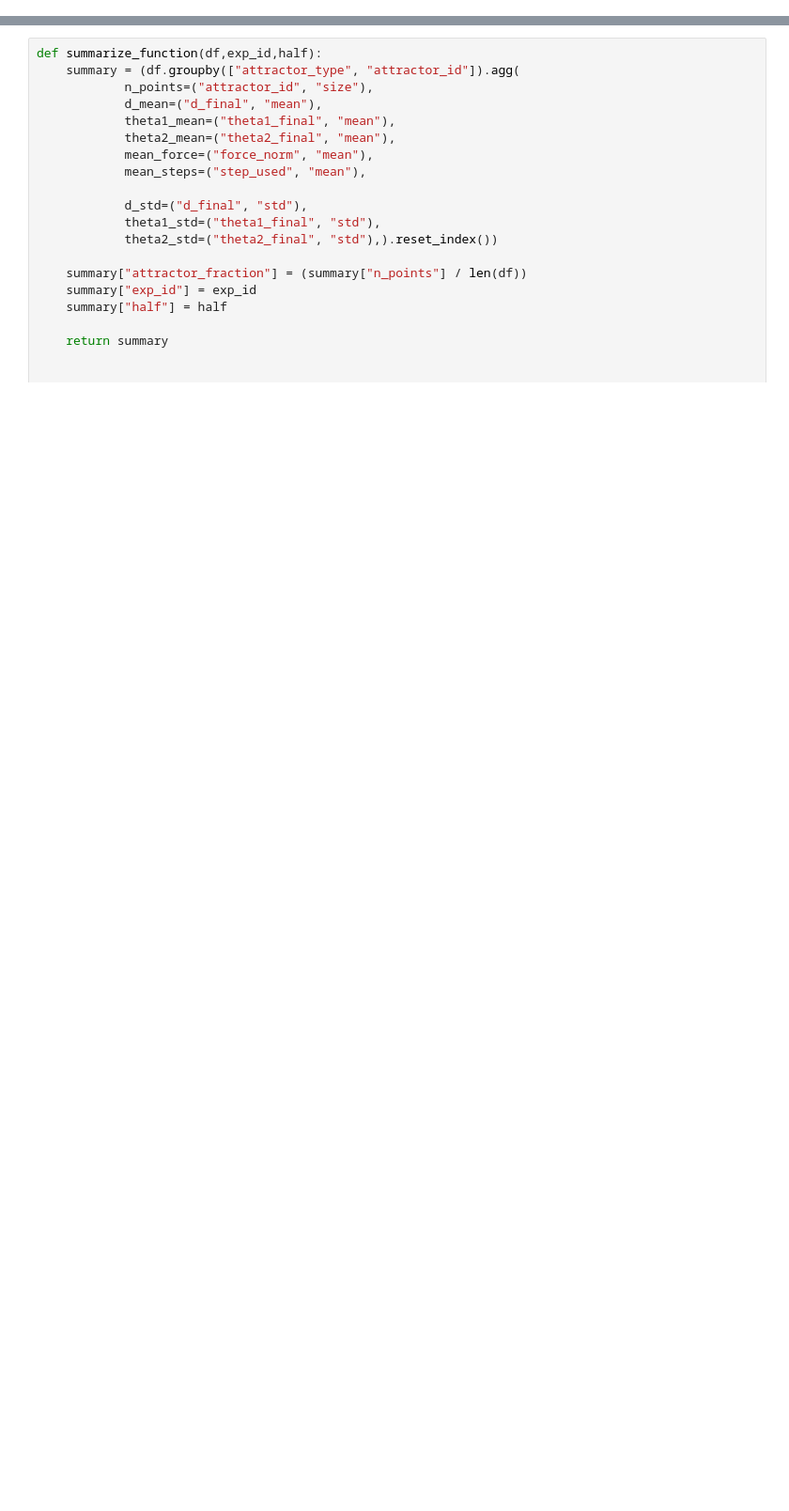
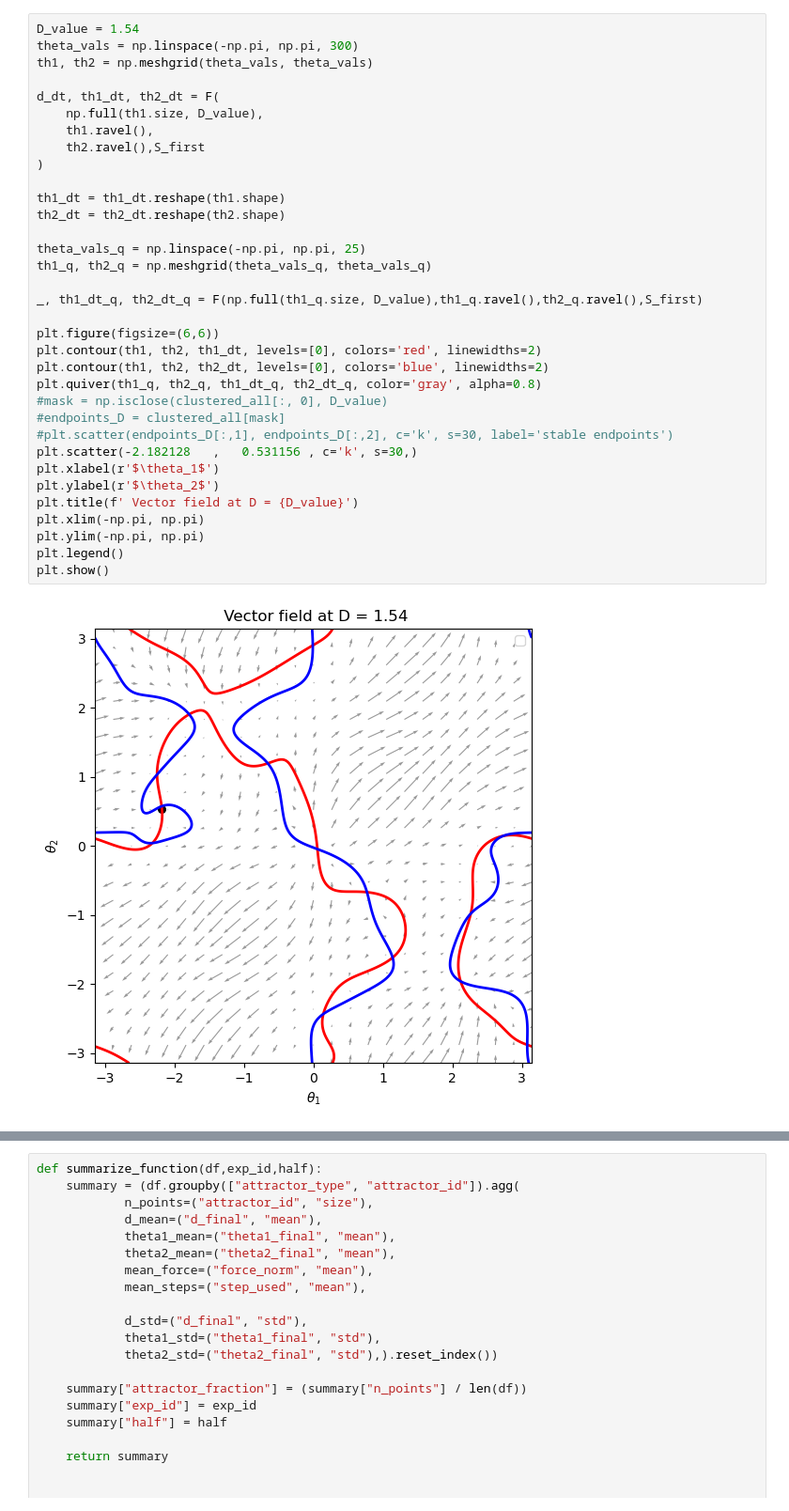
Before and after one commit to Marindevandijk/Thesis-clean, a Jupyter notebook: notebook_exploratory/Analyse_endpoints.ipynb, the cells around one changed output, grey strips where cells are left out. Shown at 94% size. Drawn from its saved outputs; the diff is of its cells as text; blank space fills up the shorter version.

```diff
--- a/notebook_exploratory/Analyse_endpoints.ipynb
+++ b/notebook_exploratory/Analyse_endpoints.ipynb
@@ -105,0 +685,36 @@ plt.show()
+# %%
+D_value = 1.54
+theta_vals = np.linspace(-np.pi, np.pi, 300)
+th1, th2 = np.meshgrid(theta_vals, theta_vals)
+
+d_dt, th1_dt, th2_dt = F(
+    np.full(th1.size, D_value),
+    th1.ravel(),
+    th2.ravel(),S_first
+)
+
+th1_dt = th1_dt.reshape(th1.shape)
+th2_dt = th2_dt.reshape(th2.shape)
+
+theta_vals_q = np.linspace(-np.pi, np.pi, 25)
+th1_q, th2_q = np.meshgrid(theta_vals_q, theta_vals_q)
+
+_, th1_dt_q, th2_dt_q = F(np.full(th1_q.size, D_value),th1_q.ravel(),th2_q.ravel(),S_first)
+
+plt.figure(figsize=(6,6))
+plt.contour(th1, th2, th1_dt, levels=[0], colors='red', linewidths=2)
+plt.contour(th1, th2, th2_dt, levels=[0], colors='blue', linewidths=2)
+plt.quiver(th1_q, th2_q, th1_dt_q, th2_dt_q, color='gray', alpha=0.8)
+#mask = np.isclose(clustered_all[:, 0], D_value)
+#endpoints_D = clustered_all[mask]
+#plt.scatter(endpoints_D[:,1], endpoints_D[:,2], c='k', s=30, label='stable endpoints')
+plt.scatter(-2.182128   ,   0.531156 , c='k', s=30,)
+plt.xlabel(r'$\theta_1$')
+plt.ylabel(r'$\theta_2$')
+plt.title(f' Vector field at D = {D_value}')
+plt.xlim(-np.pi, np.pi)
+plt.ylim(-np.pi, np.pi)
+plt.legend()
+plt.show()
+# %% [output]
+[figure, added]
```
Also changed, not shown: parts of 20 cells of this notebook, 2 other files.
